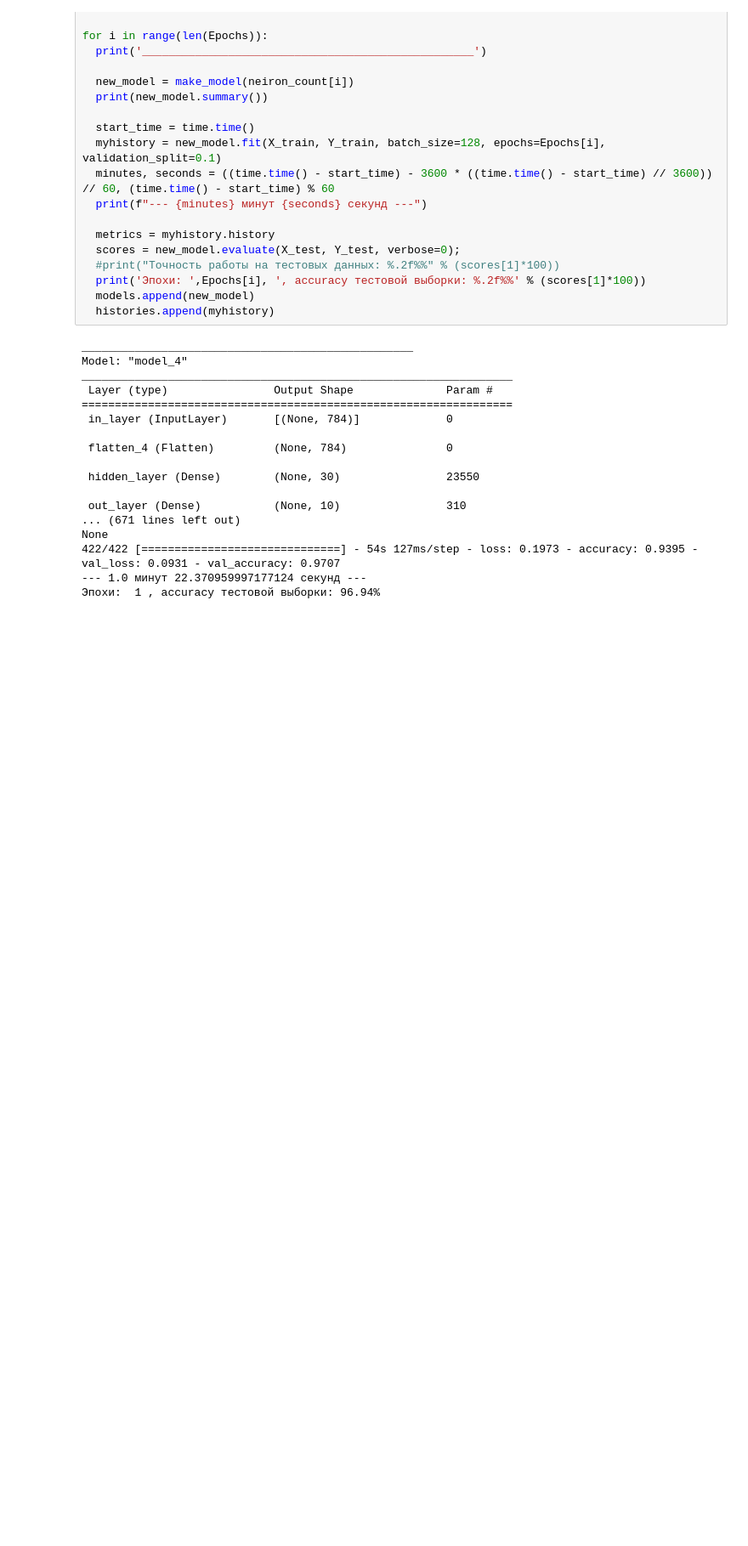
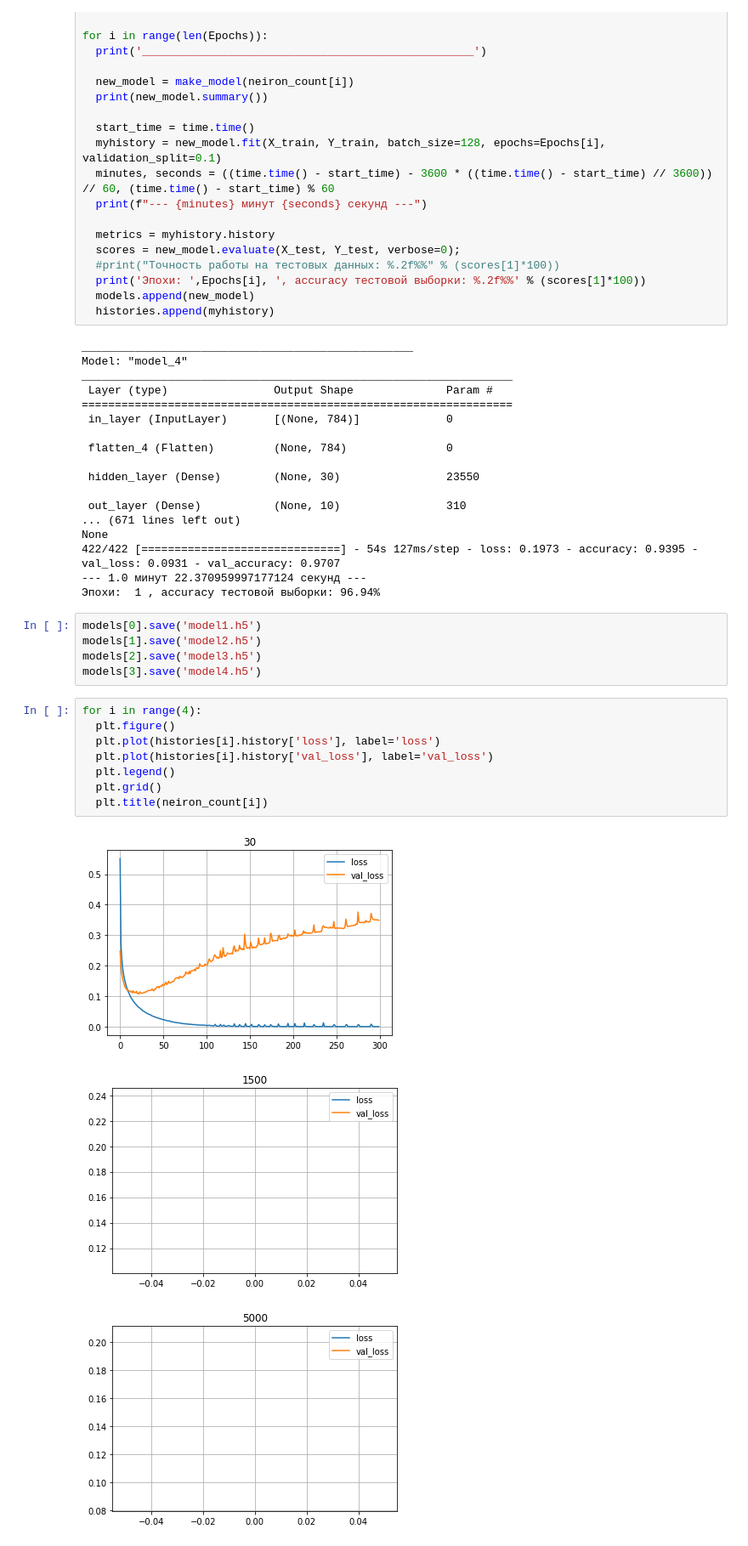
Before and after one commit to helenross636/magic_season, a Jupyter notebook: ALL_NETS_v2_0.ipynb, the cells around one changed output. Shown at 85% size. Saved outputs shown, nothing was run; the diff lists cells and outputs as text; blank space fills up the shorter version.

```diff
--- a/ALL_NETS_v2_0.ipynb
+++ b/ALL_NETS_v2_0.ipynb
@@ -81,3 +81,20 @@ None
 422/422 [==============================] - 54s 127ms/step - loss: 0.1973 - accuracy: 0.9395 - val_loss: 0.0931 - val_accuracy: 0.9707
 --- 1.0 минут 22.370959997177124 секунд ---
 Эпохи:  1 , accuracy тестовой выборки: 96.94%
+# %%
+models[0].save('model1.h5')
+models[1].save('model2.h5')
+models[2].save('model3.h5')
+models[3].save('model4.h5')
+# %%
+for i in range(4):
+  plt.figure()
+  plt.plot(histories[i].history['loss'], label='loss')
+  plt.plot(histories[i].history['val_loss'], label='val_loss')
+  plt.legend()
+  plt.grid()
+  plt.title(neiron_count[i])
+# %% [output]
+[figure, added]
+[figure, added]
+[figure, added]
```
Also changed, not shown: parts of 1 cell of this notebook.
